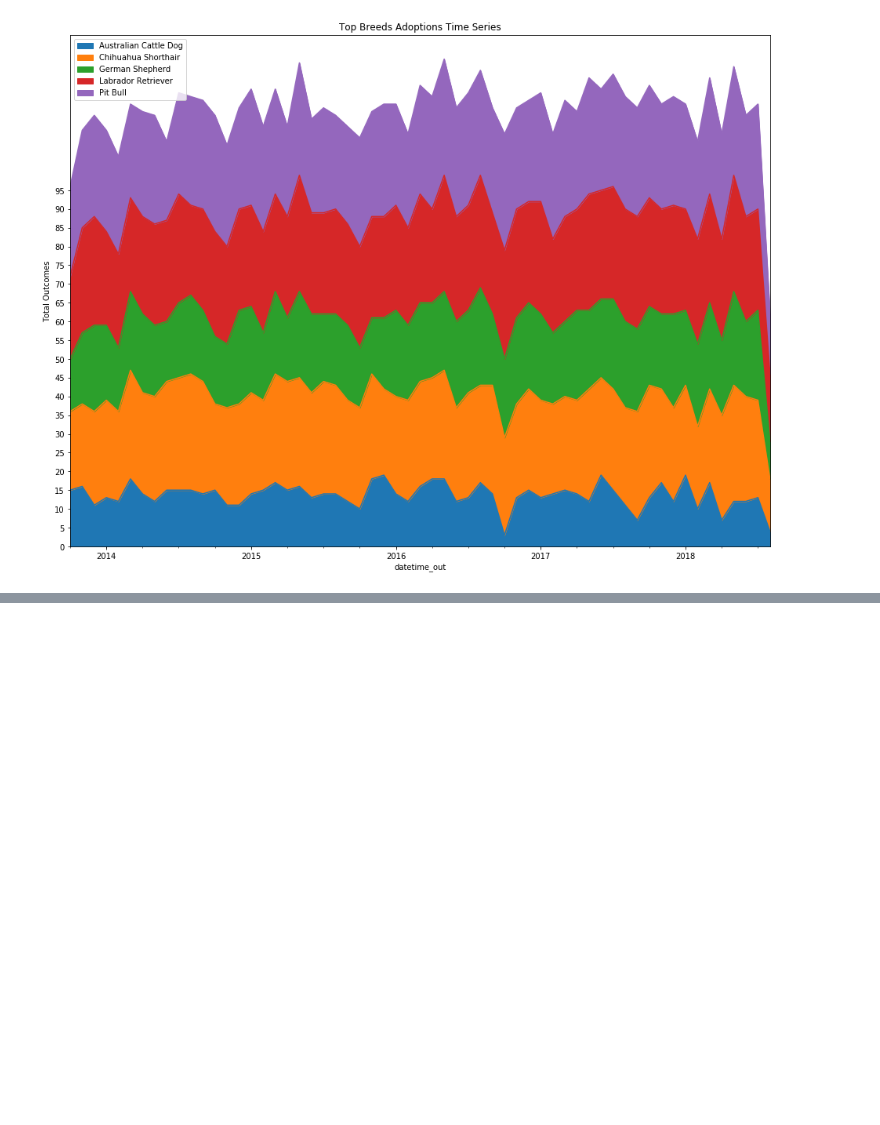
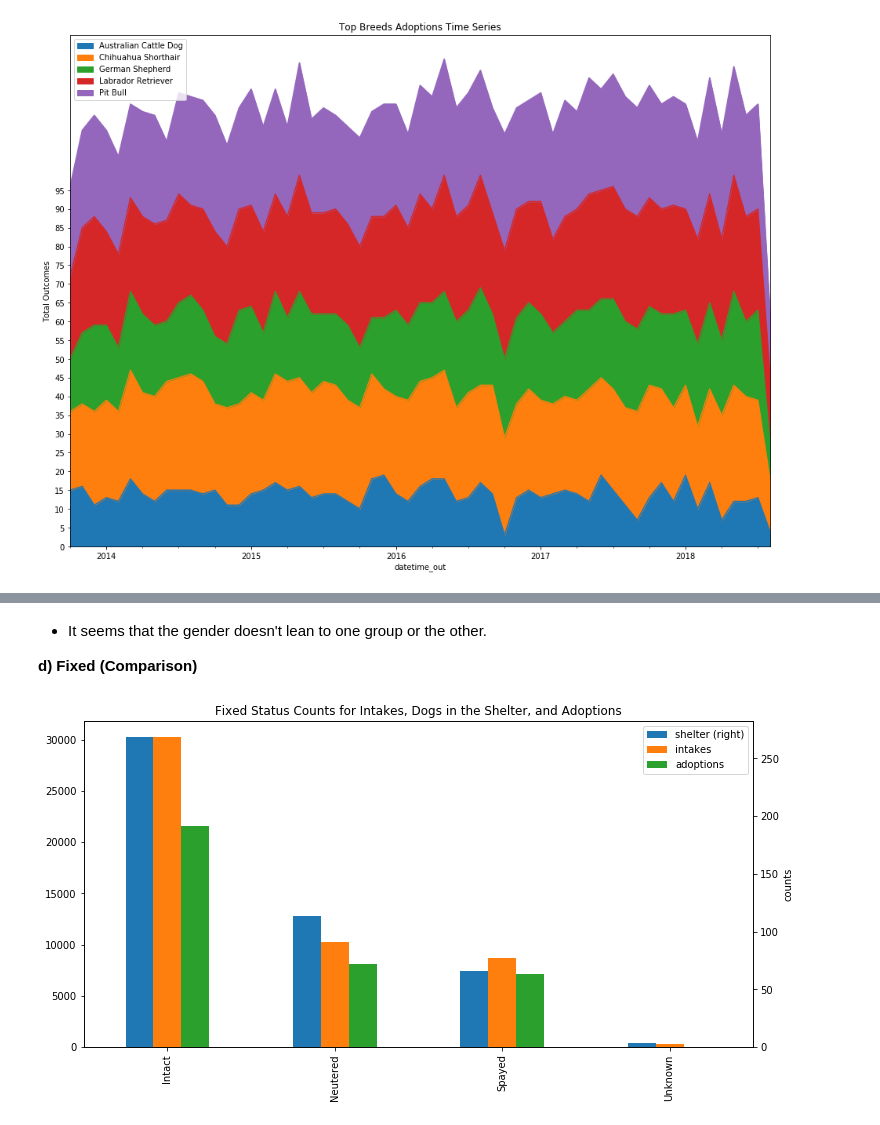
Before and after one commit to chill7627/Adoptable-Animals, a Jupyter notebook: IPYNBs/Adoptable Animals Exploratory Data Analysis.ipynb, the cells around one changed output, grey strips where cells are left out. Cells and saved outputs as stored; diff of their text form; code cells hidden in the pictures; blank space fills up the shorter version.

```diff
--- a/IPYNBs/Adoptable Animals Exploratory Data Analysis.ipynb
+++ b/IPYNBs/Adoptable Animals Exploratory Data Analysis.ipynb
@@ -1115,0 +1212,18 @@ plt.show()
+# %% [markdown]
+* It seems that the gender doesn't lean to one group or the other.
+
+**d) Fixed (Comparison)**
+# %%
+fixed_comp = pd.DataFrame({'shelter':dogs_shelter.intake_fixed.value_counts(),
+                            'intakes':dogs_join.intake_fixed.value_counts(),
+                            'adoptions':dog_adoptions.intake_fixed.value_counts()},
+                           columns=['shelter','intakes','adoptions'])
+
+
+fixed_comp.plot(kind='bar', secondary_y=['shelter'], figsize=(12,6))
+plt.xlabel('fixed status')
+plt.ylabel('counts')
+plt.title('Fixed Status Counts for Intakes, Dogs in the Shelter, and Adoptions')
+plt.show()
+# %% [output]
+[figure, added]
```
Also changed, not shown: parts of 10 cells of this notebook, 1 other file.
